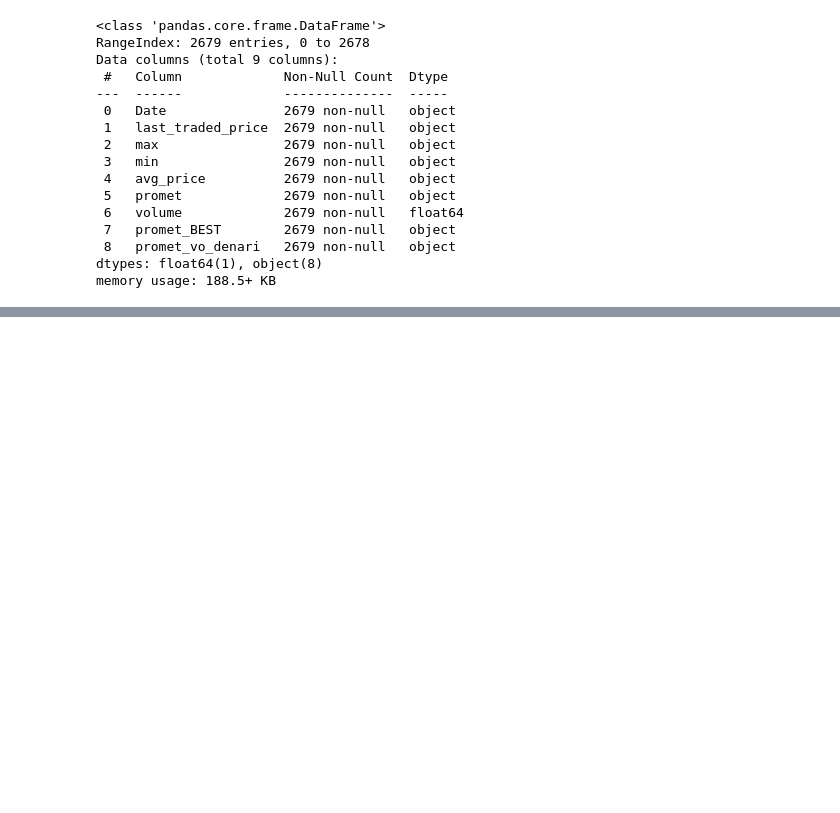
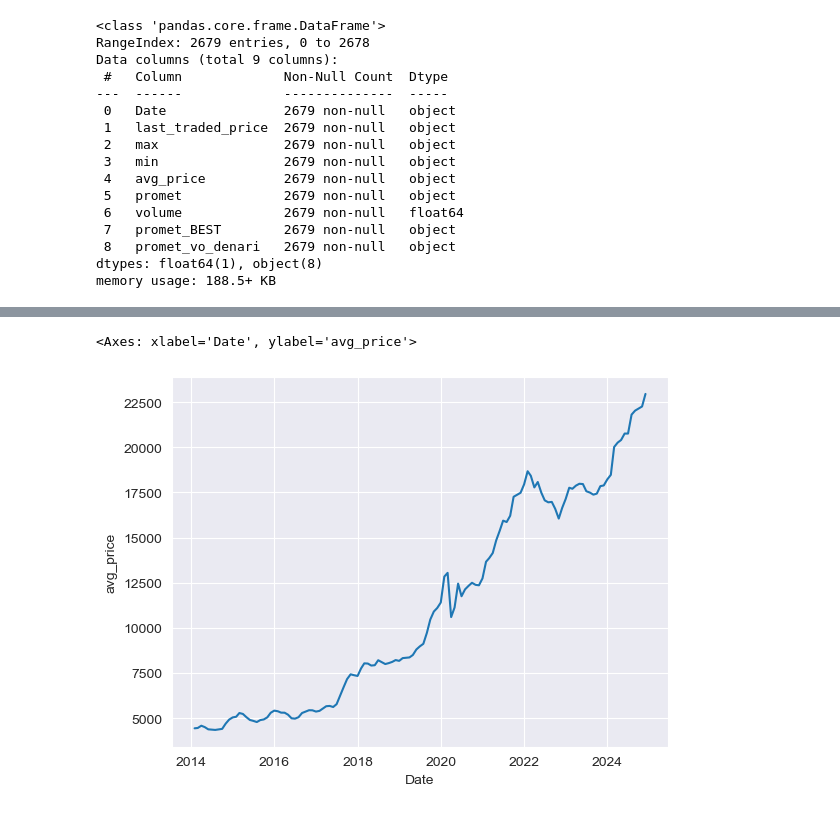
Before and after one commit to Nikola-Saltirov/Domashna-DAS, a Jupyter notebook: Domashna1/lstm_development.ipynb, the cells around one changed output, grey strips where cells are left out. Cells and saved outputs as stored; diff of their text form; code cells hidden in the pictures; blank space fills up the shorter version.

```diff
--- a/Domashna1/lstm_development.ipynb
+++ b/Domashna1/lstm_development.ipynb
@@ -48,0 +336,6 @@ memory usage: 188.5+ KB
+# %%
+byMonth = group_by_month(df)
+sns.lineplot(data=byMonth, x='Date', y='avg_price')
+# %% [output]
+<Axes: xlabel='Date', ylabel='avg_price'>
+[figure, added]
```
Also changed, not shown: parts of 16 cells of this notebook, 1 other file.
